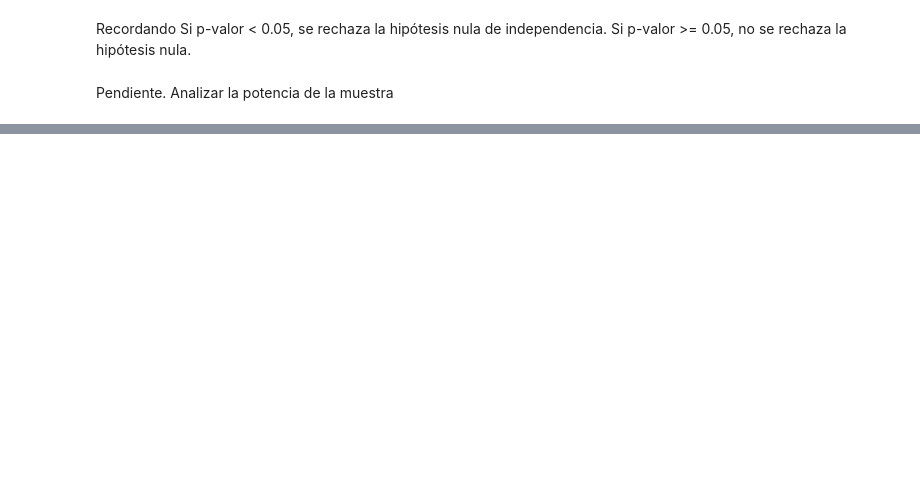
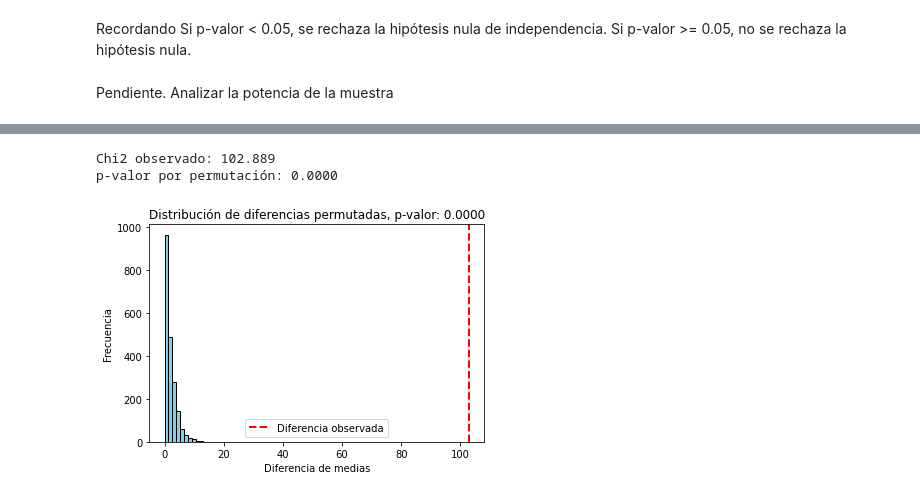
Before and after one commit to PabloSoligo2014/3670-UNLaM-CD, a Jupyter notebook: 08_FeatureSelection/PermutationTestTitanic.ipynb, the cells around one changed output, grey strips where cells are left out. Drawn from its saved outputs; the diff is of its cells as text; code cells hidden in the pictures; blank space fills up the shorter version.

Commit message:
Permutacion chi square

```diff
--- a/08_FeatureSelection/PermutationTestTitanic.ipynb
+++ b/08_FeatureSelection/PermutationTestTitanic.ipynb
@@ -90,3 +90,5 @@ Si p-valor < 0.05, se rechaza la hipótesis nula de independencia.</BR>
 Si p-valor >= 0.05, no se rechaza la hipótesis nula.</BR>
 # %% [markdown]
 Pendiente. Analizar la potencia de la muestra
+# %%
+df.drop(columns=['Age_permuted'], inplace=True)
@@ -92,0 +99,8 @@ Pendiente. Analizar la potencia de la muestra
+# %%
+# Eliminar filas con valores faltantes en "Pclass" (Si es que hay)
+df["Pclass"].dropna(inplace=True)
+df.shape
+from scipy.stats import chi2_contingency
+# %%
+observed_table = pd.crosstab(df["Pclass"], df["Survived"])
+observed_table
@@ -92,0 +113,34 @@ Pendiente. Analizar la potencia de la muestra
+# %%
+chi2_obs, _, _, _ = chi2_contingency(observed_table)
+n_permutaciones = 2000
+chi2_permutados = []
+for _ in range(n_permutaciones):
+    # Permutar la columna "Pclass"
+    df["Pclass_permuted"] =  np.random.permutation(df['Pclass'])
+    # Nueva tabla de contingencia con datos permutados
+    table_perm = pd.crosstab(df["Pclass_permuted"], df["Survived"])
+
+    # Calcular chi-cuadrado para la permutación
+    chi2_perm, _, _, _ = chi2_contingency(table_perm)
+    chi2_permutados.append(chi2_perm)
+
+# Calcular p-valor empírico
+p_valor = np.mean(np.array(chi2_permutados) >= chi2_obs)
+
+print(f"Chi2 observado: {chi2_obs:.3f}")
+print(f"p-valor por permutación: {p_valor:.4f}")
+# %% [output]
+Chi2 observado: 102.889
+p-valor por permutación: 0.0000
+# %%
+
+# Graficar la distribución de las diferencias permutadas
+plt.hist(chi2_permutados, bins=10, color='skyblue', edgecolor='black')
+plt.axvline(chi2_obs, color='red', linestyle='dashed', linewidth=2, label='Diferencia observada')
+plt.title(f'Distribución de diferencias permutadas, p-valor: {p_valor:.4f}')
+plt.xlabel('Diferencia de medias')
+plt.ylabel('Frecuencia')
+plt.legend()
+plt.show()
+# %% [output]
+[figure, added]
```
Also changed, not shown: parts of 5 cells of this notebook, 1 other file.
